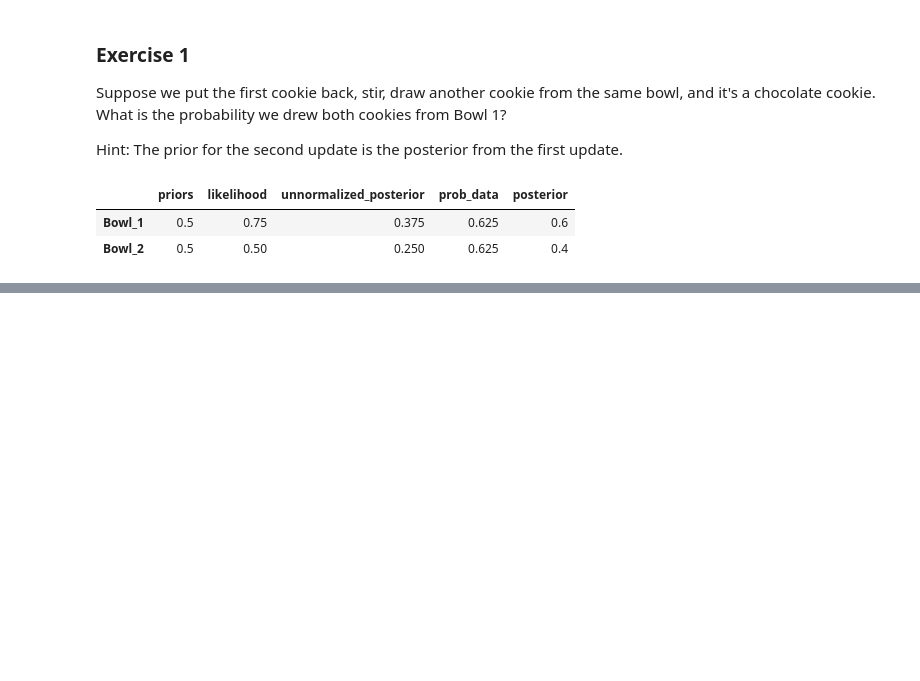
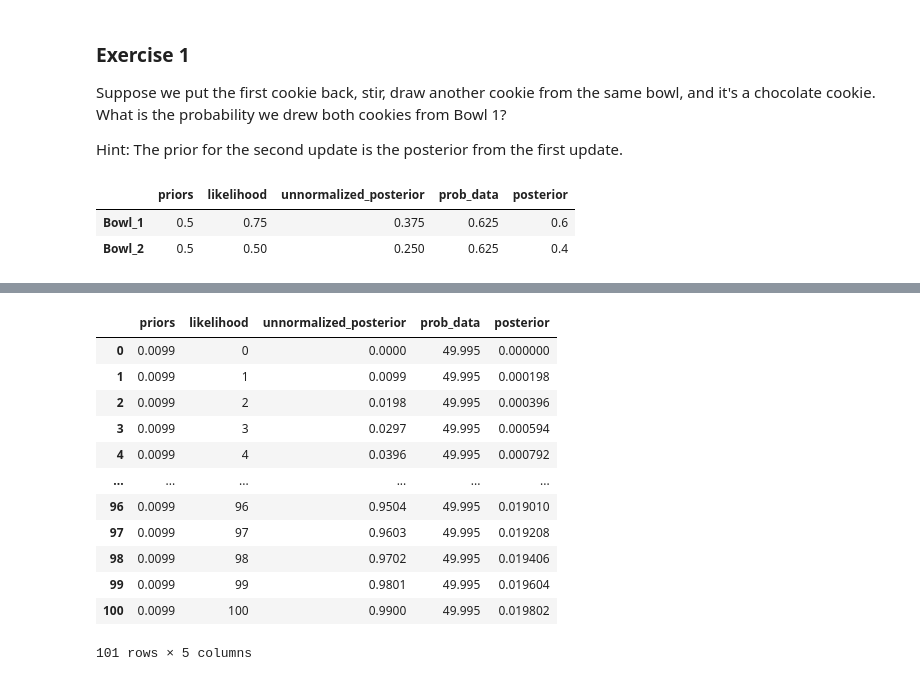
Before and after one commit to arjunjanamatti/open_cv_from_freecodecamp, a Jupyter notebook: bayesian_made_simple/cookie_01.ipynb, the cells around one changed output, grey strips where cells are left out. Drawn from its saved outputs; the diff is of its cells as text; code cells hidden in the pictures; blank space fills up the shorter version.

```diff
--- a/bayesian_made_simple/cookie_01.ipynb
+++ b/bayesian_made_simple/cookie_01.ipynb
@@ -91,0 +121,17 @@ p_h_d_2
+# %%
+updated_df = get_posterior(priors, priors_index, vanilla_likelihood)
+updated_df
+# %% [output]
+|  | priors | likelihood | unnormalized_posterior | prob_data | posterior |
+| 0 | 0.0099 | 0 | 0.0000 | 49.995 | 0.000000 |
+| 1 | 0.0099 | 1 | 0.0099 | 49.995 | 0.000198 |
+| 2 | 0.0099 | 2 | 0.0198 | 49.995 | 0.000396 |
+| 3 | 0.0099 | 3 | 0.0297 | 49.995 | 0.000594 |
+| 4 | 0.0099 | 4 | 0.0396 | 49.995 | 0.000792 |
+| ... | ... | ... | ... | ... | ... |
+| 96 | 0.0099 | 96 | 0.9504 | 49.995 | 0.019010 |
+| 97 | 0.0099 | 97 | 0.9603 | 49.995 | 0.019208 |
+| 98 | 0.0099 | 98 | 0.9702 | 49.995 | 0.019406 |
+| 99 | 0.0099 | 99 | 0.9801 | 49.995 | 0.019604 |
+| 100 | 0.0099 | 100 | 0.9900 | 49.995 | 0.019802 |
+101 rows × 5 columns
```
Also changed, not shown: parts of 18 cells of this notebook.
